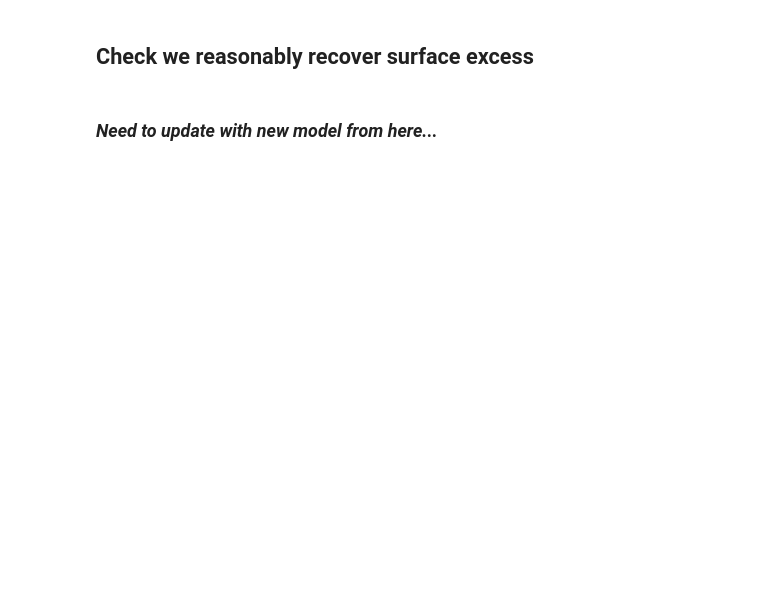
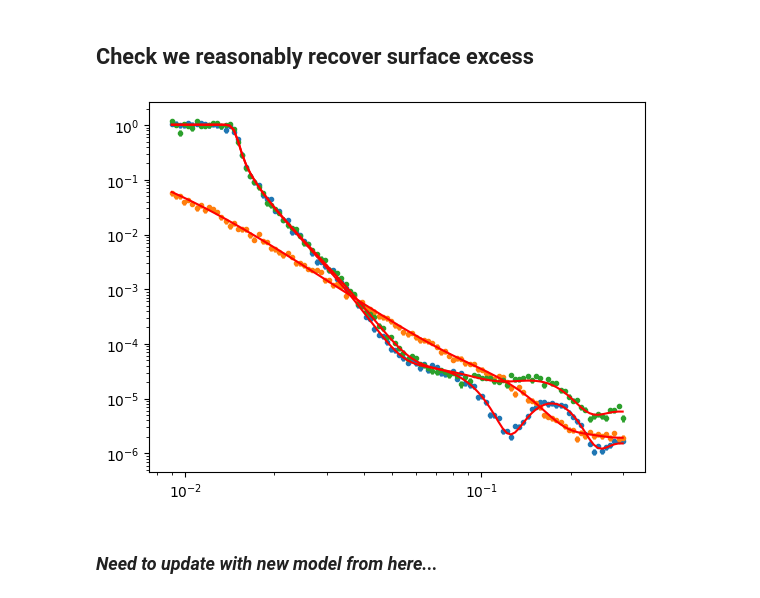
Before and after one commit to Armatron44/VFP, a Jupyter notebook: docs/sld_constraint_bilayer_example.ipynb, the cells around one changed output. Saved outputs shown, nothing was run; the diff lists cells and outputs as text; code cells hidden in the pictures; blank space fills up the shorter version.

```diff
--- a/docs/sld_constraint_bilayer_example.ipynb
+++ b/docs/sld_constraint_bilayer_example.ipynb
@@ -614,4 +610,10 @@ ValueError: x and y must have same first dimension, but have shapes (185,) and (
 # %% [markdown]
 ## Check we reasonably recover surface excess
+# %%
+fig,ax=global_objective.plot()
+plt.xscale('log')
+plt.yscale('log')
+# %% [output]
+[figure, added]
 # %% [markdown]
 ### *Need to update with new model from here...*
```
Also changed, not shown: parts of 15 cells of this notebook.
